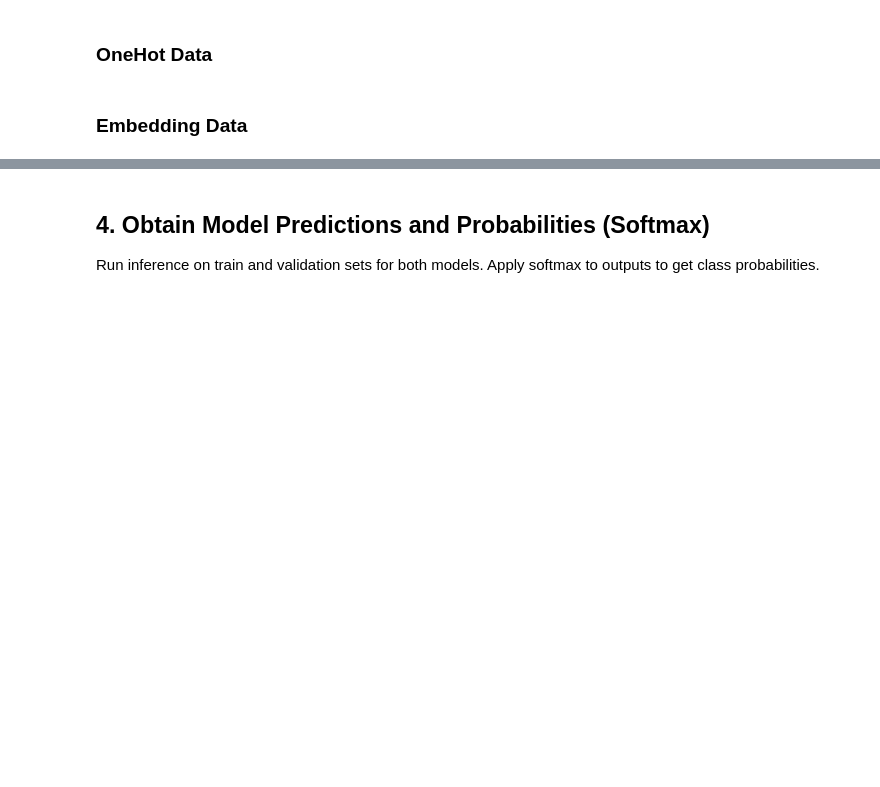
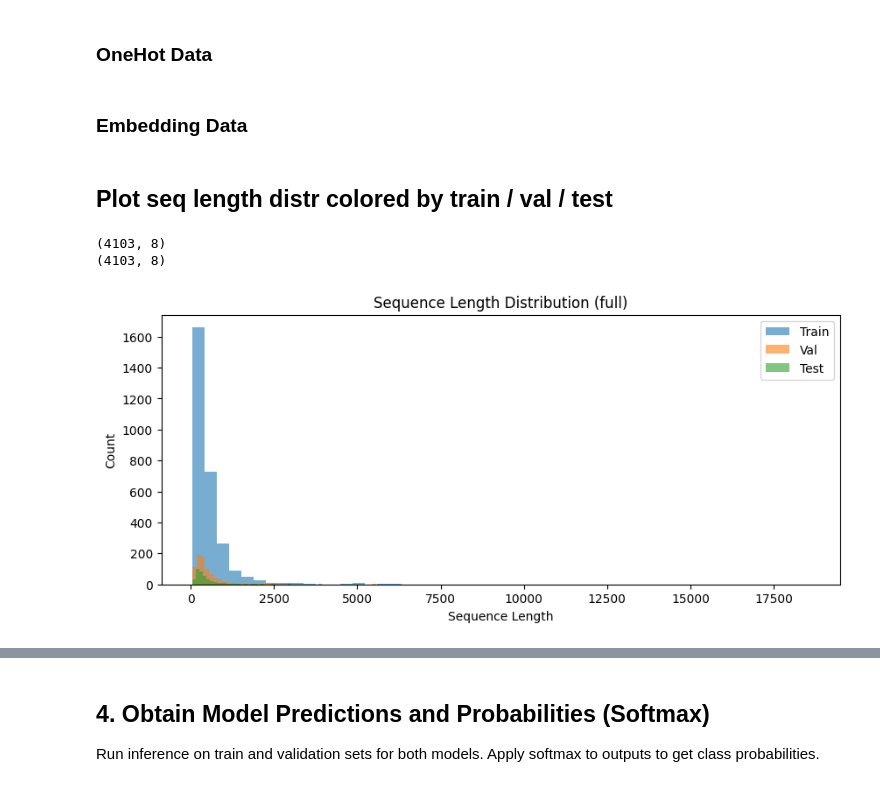
Before and after one commit to TobiasNeumeier/ProteinPrediction, a Jupyter notebook: src/EVAL_ProteinModel_Comparison.ipynb, the cells around one changed output, grey strips where cells are left out. Cells and saved outputs as stored; diff of their text form; code cells hidden in the pictures; blank space fills up the shorter version.

Commit message:
added plots for seq length distr and Venn for class overlap

```diff
--- a/src/EVAL_ProteinModel_Comparison.ipynb
+++ b/src/EVAL_ProteinModel_Comparison.ipynb
@@ -143,3 +125,42 @@ BATCH_SIZE = 32
 train_loader_emb = DataLoader(train_dataset_emb, batch_size=BATCH_SIZE, shuffle=False, collate_fn=collate_fn_window)
 val_loader_emb = DataLoader(val_dataset_emb, batch_size=BATCH_SIZE, shuffle=False, collate_fn=collate_fn_window)
 test_loader_emb = DataLoader(test_dataset_emb, batch_size=BATCH_SIZE, shuffle=False, collate_fn=collate_fn_window)
+# %% [markdown]
+## Plot seq length distr colored by train / val / test
+# %%
+# Add a column to each split to indicate the split
+train_df = train_dataset_oh.df.copy()
+train_df['split'] = 'train'
+val_df = val_dataset_oh.df.copy()
+val_df['split'] = 'val'
+test_df = test_dataset_oh.df.copy()
+test_df['split'] = 'test'
+
+# Concatenate all splits
+all_oh_df = pd.concat([train_df, val_df, test_df], ignore_index=True)
+print(all_oh_df.shape)
+
+# Get unique proteins per split (avoid double-counting proteins)
+unique_oh_df = all_oh_df.drop_duplicates(subset='AC')
+print(unique_oh_df.shape)
+
+# Prepare lengths per split
+lengths_train = unique_oh_df[unique_oh_df['split'] == 'train']['length'].values
+lengths_val = unique_oh_df[unique_oh_df['split'] == 'val']['length'].values
+lengths_test = unique_oh_df[unique_oh_df['split'] == 'test']['length'].values
+# %% [output]
+(4103, 8)
+(4103, 8)
+# %%
+plt.figure(figsize=(10,4))
+plt.hist(lengths_train, bins=50, alpha=0.6, label='Train')
+plt.hist(lengths_val, bins=50, alpha=0.6, label='Val')
+plt.hist(lengths_test, bins=50, alpha=0.6, label='Test')
+#plt.xscale('log')
+plt.xlabel('Sequence Length')
+plt.ylabel('Count')
+plt.title('Sequence Length Distribution (full)')
+plt.legend()
+plt.show()
+# %% [output]
+[figure, added]
```
Also changed, not shown: parts of 15 cells of this notebook.
